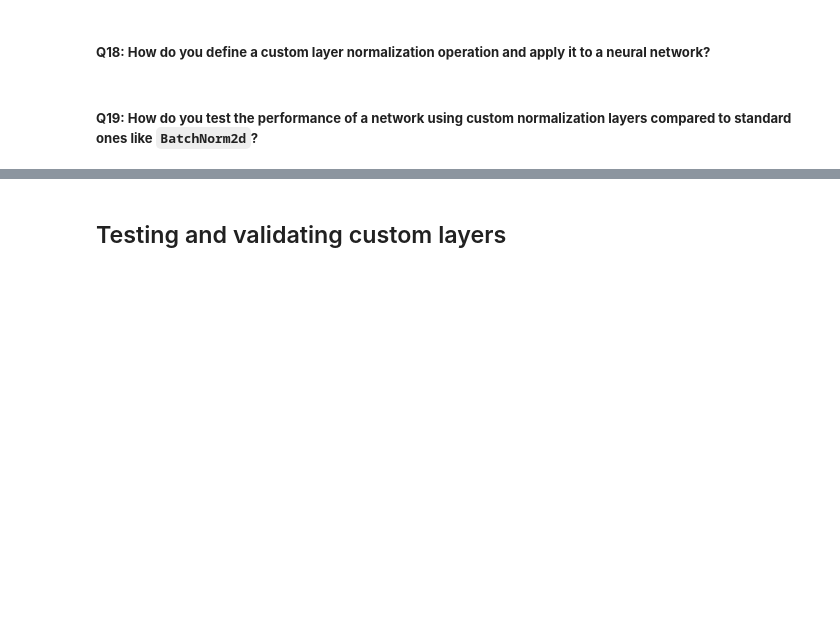
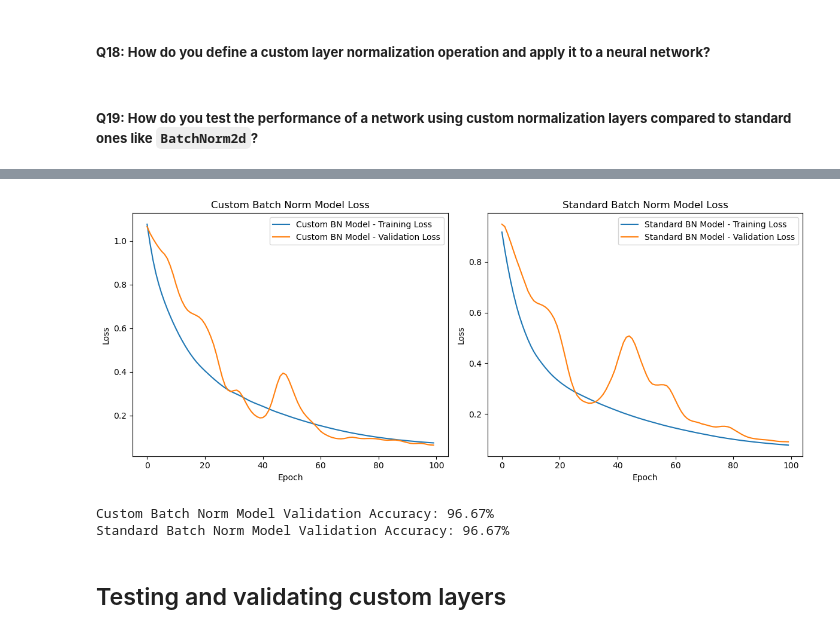
Before and after one commit to fellmir/pyTorchBasis, a Jupyter notebook: 02-advanced-projects/20_custom_layers.ipynb, the cells around one changed output, grey strips where cells are left out. Saved outputs shown, nothing was run; the diff lists cells and outputs as text; code cells hidden in the pictures; blank space fills up the shorter version.

```diff
--- a/02-advanced-projects/20_custom_layers.ipynb
+++ b/02-advanced-projects/20_custom_layers.ipynb
@@ -251,2 +258,5 @@ During backpropagation, the regularization term contributes to the gradient upda
 # %% [markdown]
 ##### **Q3: How do you configure your environment to leverage a GPU for training custom layers, and how do you fallback to CPU in PyTorch?**
+# %%
+device = torch.device('cuda' if torch.cuda.is_available() else 'cpu')
+print('Using device:', device)
@@ -280,5 +444,9 @@ During backpropagation, the regularization term contributes to the gradient upda
 ## Building a custom activation layer
 # %% [markdown]
 ##### **Q14: How do you create a custom activation function by subclassing `torch.nn.Module`?**
+# %%
+class CustomActivation(nn.Module):
+    def forward(self, x):
+        return x * torch.sigmoid(x)  # Swish activation function
 # %% [markdown]
 ##### **Q15: How do you implement a variant of ReLU as a custom activation layer in PyTorch?**
@@ -294,0 +695,15 @@ During backpropagation, the regularization term contributes to the gradient upda
+# %%
+num_epochs = 100
+learning_rate = 0.01
+
+custom_bn_model = CustomBNModel(input_size=4, hidden_size=16, output_size=3).to(device)
+standard_bn_model = StandardBNModel(input_size=4, hidden_size=16, output_size=3).to(device)
+
+criterion = nn.CrossEntropyLoss()
+optimizer_custom_bn = optim.Adam(custom_bn_model.parameters(), lr=learning_rate)
+optimizer_standard_bn = optim.Adam(standard_bn_model.parameters(), lr=learning_rate)
+
+train_losses_custom_bn = []
+val_losses_custom_bn = []
+train_losses_standard_bn = []
+val_losses_standard_bn = []
@@ -295,3 +762,49 @@ During backpropagation, the regularization term contributes to the gradient upda
+# %%
+plt.figure(figsize=(12,5))
+
+plt.subplot(1,2,1)
+plt.plot(train_losses_custom_bn, label='Custom BN Model - Training Loss')
+plt.plot(val_losses_custom_bn, label='Custom BN Model - Validation Loss')
+plt.xlabel('Epoch')
+plt.ylabel('Loss')
+plt.title('Custom Batch Norm Model Loss')
+plt.legend()
+
+plt.subplot(1,2,2)
+plt.plot(train_losses_standard_bn, label='Standard BN Model - Training Loss')
+plt.plot(val_losses_standard_bn, label='Standard BN Model - Validation Loss')
+plt.xlabel('Epoch')
+plt.ylabel('Loss')
+plt.title('Standard Batch Norm Model Loss')
+plt.legend()
+
+plt.tight_layout()
+plt.show()
+# %% [output]
+[figure, added]
+# %%
+custom_bn_model.eval()
+standard_bn_model.eval()
+with torch.no_grad():
+    # Custom BN model:
+    val_outputs_custom_bn = custom_bn_model(X_val)
+    _, predicted_custom_bn = torch.max(val_outputs_custom_bn.data, 1)
+    total_custom_bn = y_val.size(0)
+    correct_custom_bn = (predicted_custom_bn == y_val).sum().item()
+    accuracy_custom_bn = (correct_custom_bn / total_custom_bn) * 100
+
+    # Standard BN model:
+    val_outputs_standard_bn = standard_bn_model(X_val)
+    _, predicted_standard_bn = torch.max(val_outputs_standard_bn.data, 1)
+    total_standard_bn = y_val.size(0)
+    correct_standard_bn = (predicted_standard_bn == y_val).sum().item()
+    accuracy_standard_bn = (correct_standard_bn / total_standard_bn) * 100
+
+print(f'Custom Batch Norm Model Validation Accuracy: {accuracy_custom_bn:.2f}%')
+print(f'Standard Batch Norm Model Validation Accuracy: {accuracy_standard_bn:.2f}%')
+# %% [output]
+Custom Batch Norm Model Validation Accuracy: 96.67%
+Standard Batch Norm Model Validation Accuracy: 96.67%
 # %% [markdown]
 ## Testing and validating custom layers
 # %% [markdown]
```
Also changed, not shown: parts of 51 cells of this notebook.
